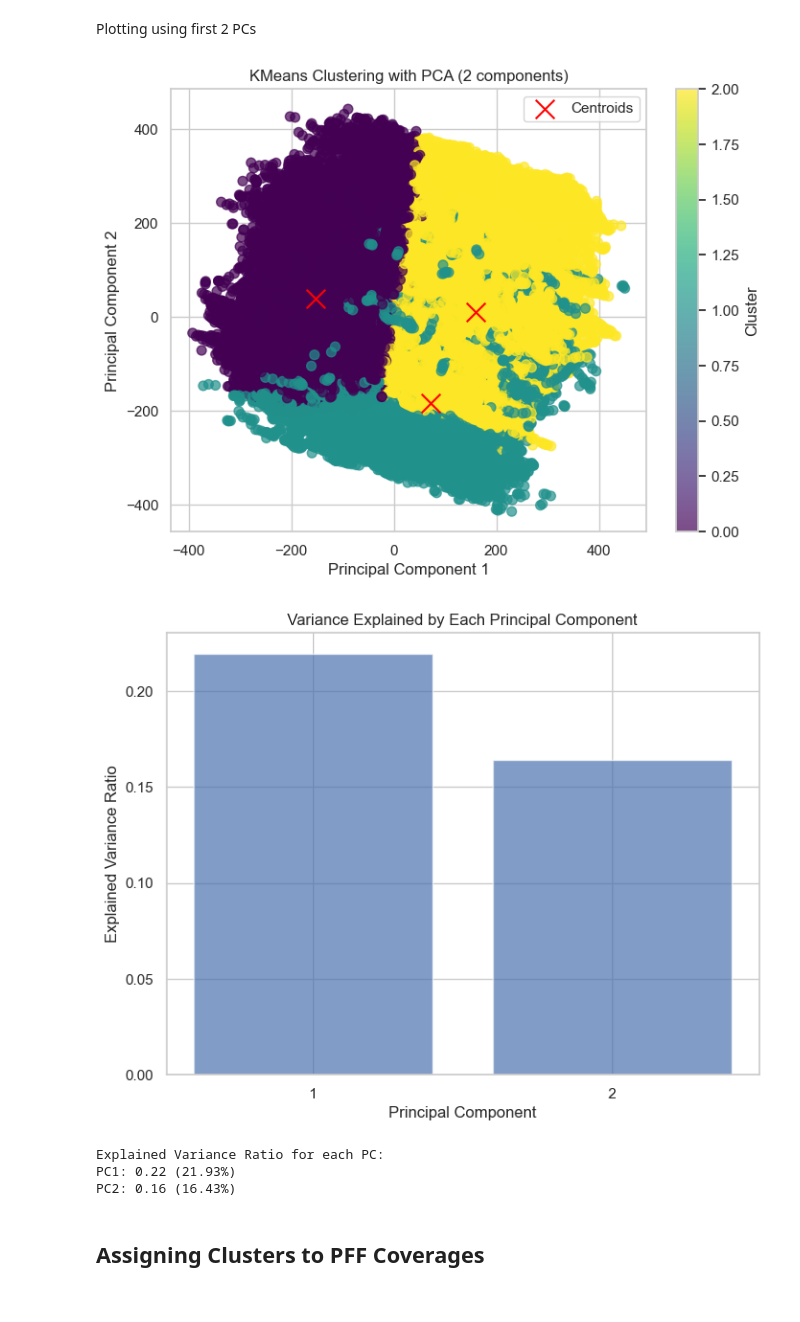
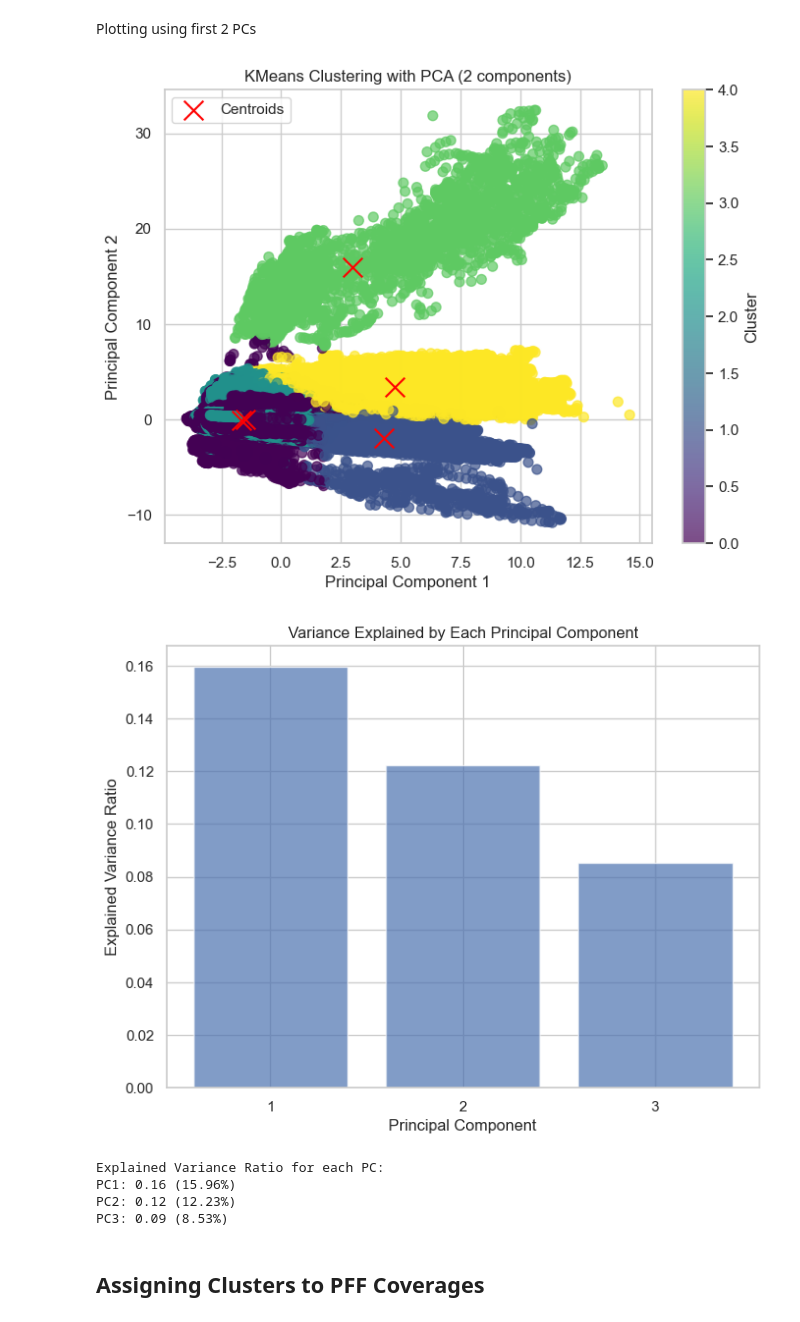
Before and after one commit to njbirk/big_data_bowl_2025, a Jupyter notebook: python/man_vs_zone.ipynb, the cells around one changed output. Drawn from its saved outputs; the diff is of its cells as text; code cells hidden in the pictures.

Commit message:
scaled features

```diff
--- a/python/man_vs_zone.ipynb
+++ b/python/man_vs_zone.ipynb
@@ -218,16 +217,19 @@ Dropping ID columns
 # %%
 features_df.head()
 features = features_df.drop(columns=['gameId', 'playId', 'frameId'])
+
+# Scale the data
+scaler = StandardScaler()
+scaled_features = pd.DataFrame(scaler.fit_transform(features))
 # %% [markdown]
 ## Determining Cluster Count
 # %% [markdown]
 ### WSS
 # %%
-# Assuming X is your feature matrix
 inertia = []
 for k in range(1, 11):
     kmeans = KMeans(n_clusters=k, random_state=42)
-    kmeans.fit(features)
+    kmeans.fit(scaled_features)
     inertia.append(kmeans.inertia_)
 
 sns.set(style="whitegrid")
@@ -332,31 +334,31 @@ From our WSS plot, the elbow is at approx. $k=5$ and from our silhouette plot, w
 # %% [markdown]
 ## Clustering
 # %%
-kmeans = KMeans(n_clusters=3, random_state=42)
-kmeans.fit(features)
+kmeans = KMeans(n_clusters=5, random_state=42)
+kmeans.fit(scaled_features)
 labels = kmeans.labels_
 # %% [markdown]
 Plotting using first 2 PCs
 # %%
-pca = PCA(n_components=2)
-X_pca = pca.fit_transform(features)
+pca = PCA(n_components=3)
+X_pca = pca.fit_transform(scaled_features)
 
 # Plot the first two PCs, colored by the cluster labels
 plt.figure(figsize=(8, 6))
 plt.scatter(X_pca[:, 0], X_pca[:, 1], c=labels, cmap='viridis', s=50, alpha=0.7)
 plt.colorbar(label='Cluster')
 plt.title('KMeans Clustering with PCA (2 components)')
 plt.xlabel('Principal Component 1')
 plt.ylabel('Principal Component 2')
 
 # Plot the cluster centers in PCA space
 centroids = pca.transform(kmeans.cluster_centers_)
 plt.scatter(centroids[:, 0], centroids[:, 1], marker='x', color='red', s=200, label='Centroids')
 plt.legend()
 
 plt.show()
 # %% [output]
-[figure, old version]
+[figure, new version]
 # %%
 plt.figure(figsize=(8, 6))
 plt.bar(range(1, len(pca.explained_variance_ratio_) + 1), pca.explained_variance_ratio_, alpha=0.7)
@@ -371,10 +373,11 @@ print("Explained Variance Ratio for each PC:")
 for i, var_ratio in enumerate(pca.explained_variance_ratio_):
     print(f"PC{i+1}: {var_ratio:.2f} ({var_ratio*100:.2f}%)")
 # %% [output]
-[figure, old version]
+[figure, new version]
 Explained Variance Ratio for each PC:
-PC1: 0.22 (21.93%)
-PC2: 0.16 (16.43%)
+PC1: 0.16 (15.96%)
+PC2: 0.12 (12.23%)
+PC3: 0.09 (8.53%)
 # %% [markdown]
 ## Assigning Clusters to PFF Coverages
 # %%
```
Also changed, not shown: parts of 7 cells of this notebook.
